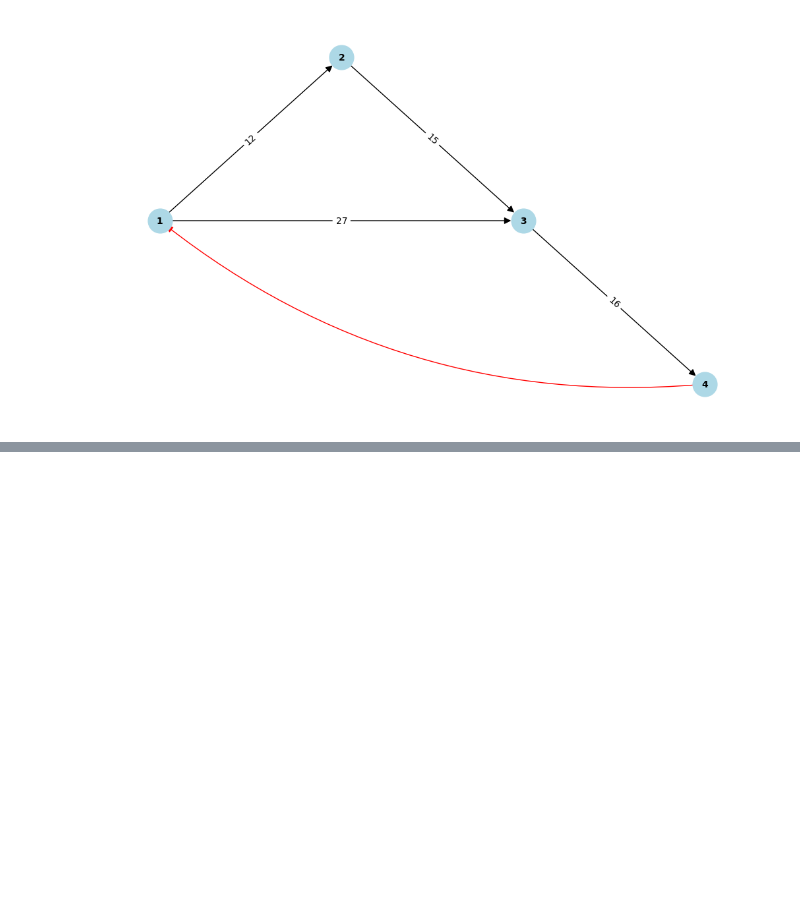
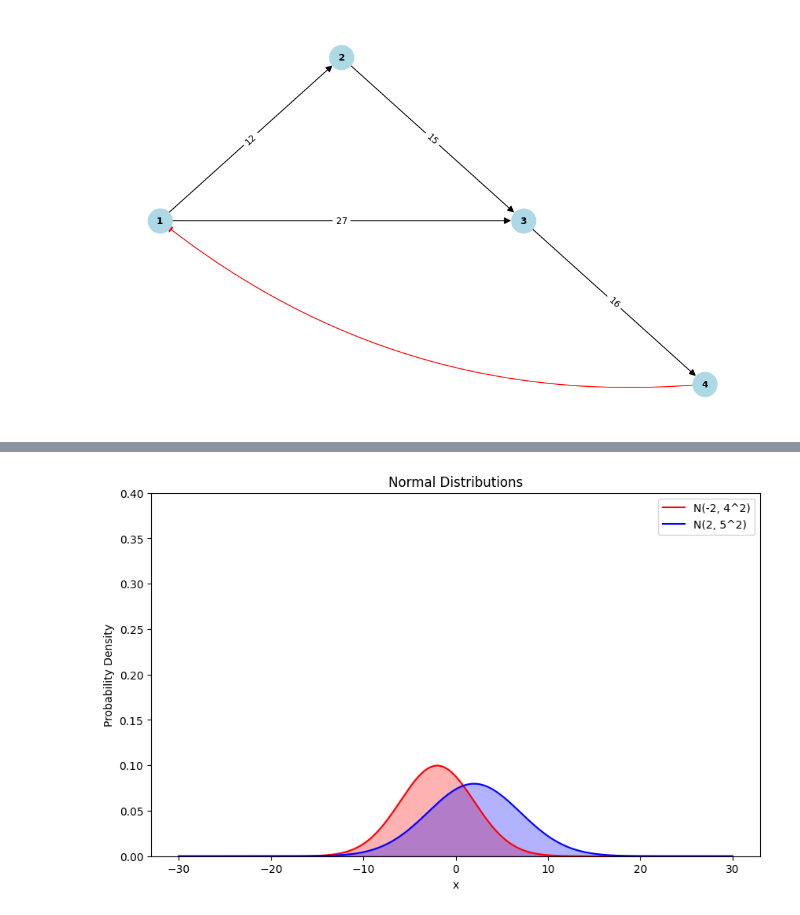
Before and after one commit to cbobowic/BMCM2024, a Jupyter notebook: data_analysis.ipynb, the cells around one changed output, grey strips where cells are left out. Cells and saved outputs as stored; diff of their text form; code cells hidden in the pictures; blank space fills up the shorter version.

```diff
--- a/data_analysis.ipynb
+++ b/data_analysis.ipynb
@@ -227,0 +273,36 @@ plt.show()
+# %%
+import numpy as np
+import matplotlib.pyplot as plt
+from scipy.stats import norm
+
+# Define the mean and standard deviation of the two distributions
+mean1, std1 = -2, 4
+mean2, std2 = 2, 5
+
+# Generate a range of x values
+x = np.linspace(-30, 30, 1000)
+
+# Calculate the probability density function (PDF) for each distribution
+pdf1 = norm.pdf(x, mean1, std1)
+pdf2 = norm.pdf(x, mean2, std2)
+
+# Plot the first distribution
+plt.figure(figsize=(10,6))
+plt.plot(x, pdf1, 'r', label=f'N({mean1}, {std1}^2)')
+plt.fill_between(x, pdf1, color='red', alpha=0.3)
+
+# Plot the second distribution
+plt.plot(x, pdf2, 'b', label=f'N({mean2}, {std2}^2)')
+plt.fill_between(x, pdf2, color='blue', alpha=0.3)
+
+# Add labels and title
+plt.ylim((0,0.4))
+plt.xlabel('x')
+plt.ylabel('Probability Density')
+plt.title('Normal Distributions')
+plt.legend()
+
+# Show the plot
+plt.show()
+# %% [output]
+[figure, added]
```
Also changed, not shown: parts of 3 cells of this notebook, 3 other files.
